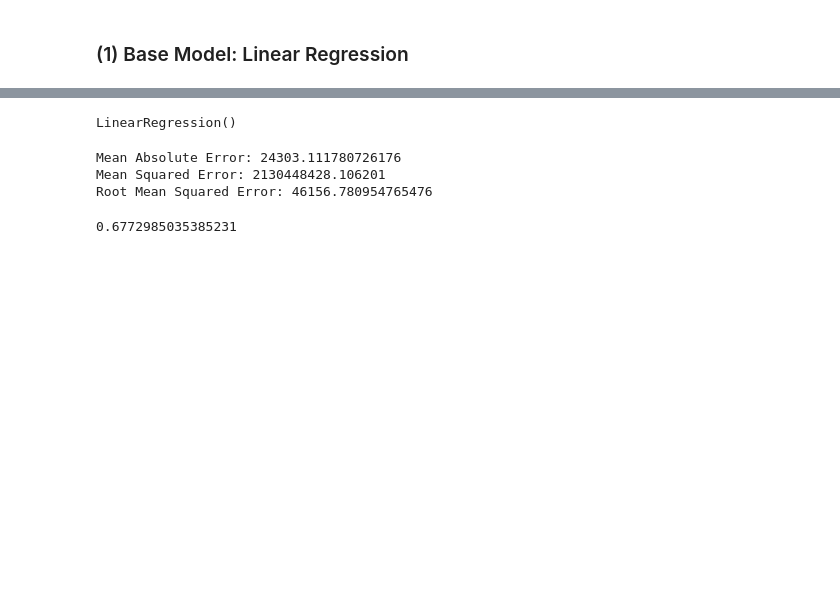
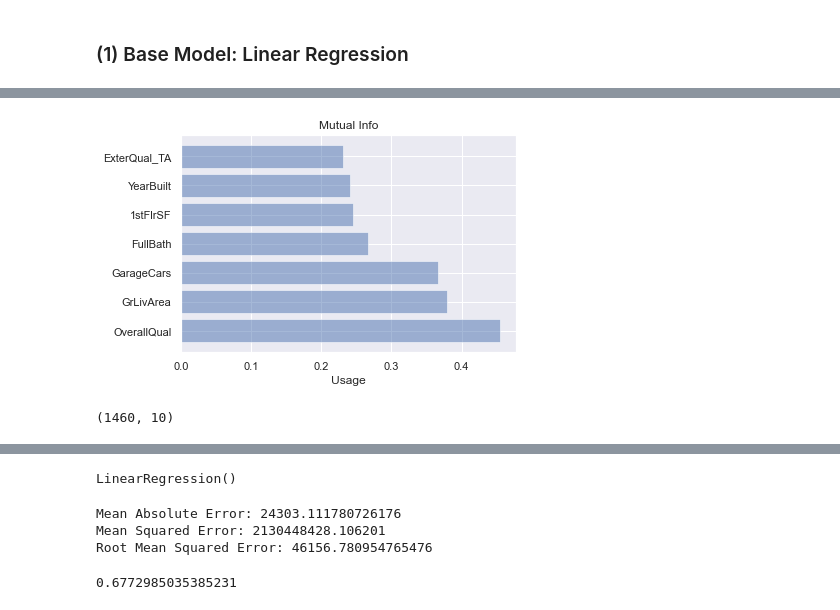
Before and after one commit to mandy728/house_price_prediction, a Jupyter notebook: houseprice.ipynb, the cells around one changed output, grey strips where cells are left out. Saved outputs shown, nothing was run; the diff lists cells and outputs as text; code cells hidden in the pictures; blank space fills up the shorter version.

```diff
--- a/houseprice.ipynb
+++ b/houseprice.ipynb
@@ -548,0 +818,17 @@ def rmse(y, y_pred):
+# %%
+objects = ('OverallQual','GrLivArea','GarageCars','FullBath','1stFlrSF','YearBuilt','ExterQual_TA')
+y_pos = np.arange(len(objects))
+performance = [0.454618,0.378669,0.365970,0.266584,0.245210,0.241250,0.230918]
+
+plt.barh(y_pos, performance, align='center', alpha=0.5)
+plt.yticks(y_pos, objects)
+plt.xlabel('Usage')
+plt.title('Mutual Info')
+
+plt.show()
+# %% [output]
+[figure, added]
+# %%
+X1.shape
+# %% [output]
+(1460, 10)
```
Also changed, not shown: parts of 45 cells of this notebook.
